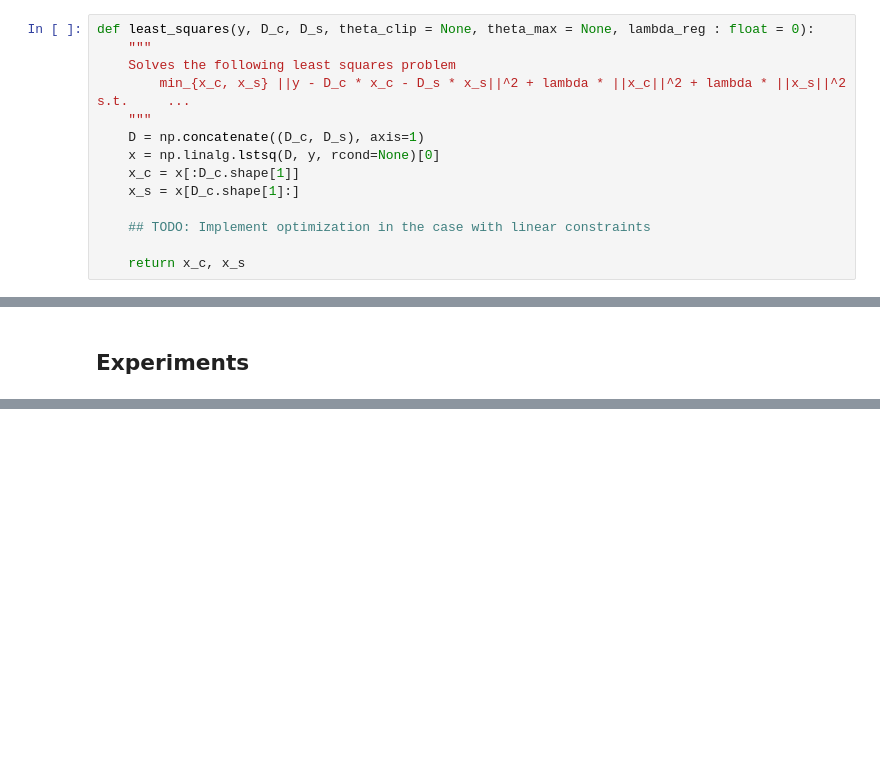
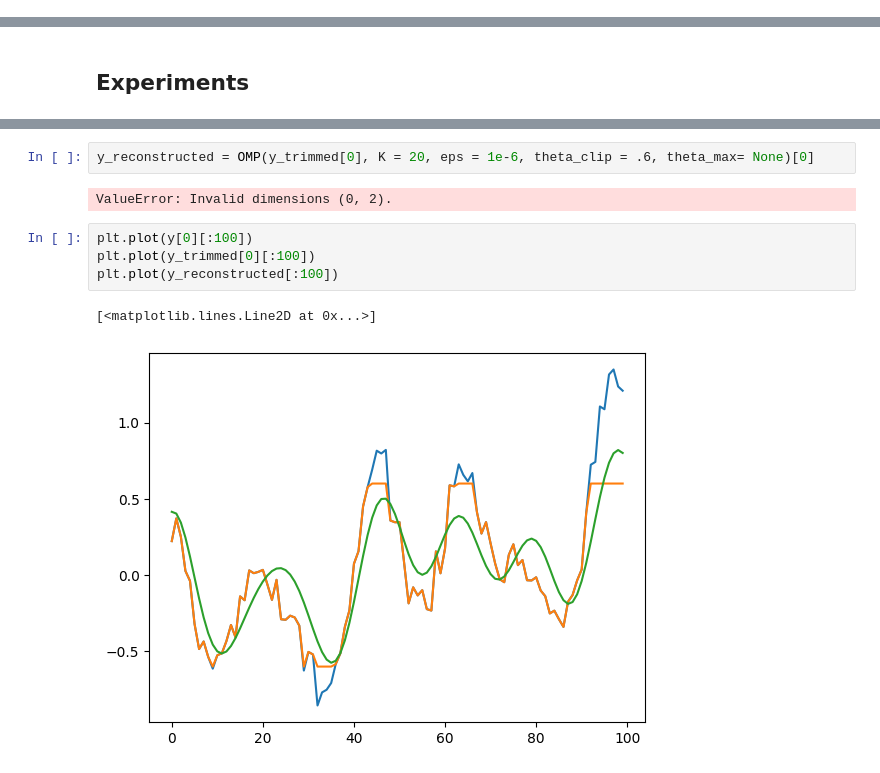
Before and after one commit to pierreaguie/C-OMP-for-Audio-Declipping, a Jupyter notebook: AudioDeclipping.ipynb, the cells around one changed output, grey strips where cells are left out. Cells and saved outputs as stored; diff of their text form; blank space fills up the shorter version.

```diff
--- a/AudioDeclipping.ipynb
+++ b/AudioDeclipping.ipynb
@@ -79,17 +86,3 @@ gabor_cosine.shape, gabor_sine.shape
 ((1024, 512), (1024, 512))
 # %% [markdown]
 ## Orthogonal Matching Pursuit
-# %%
-def least_squares(y, D_c, D_s, theta_clip = None, theta_max = None, lambda_reg : float = 0):
-    """
-    Solves the following least squares problem
-        min_{x_c, x_s} ||y - D_c * x_c - D_s * x_s||^2 + lambda * ||x_c||^2 + lambda * ||x_s||^2     s.t.     ...
-    """
-    D = np.concatenate((D_c, D_s), axis=1)
-    x = np.linalg.lstsq(D, y, rcond=None)[0]
-    x_c = x[:D_c.shape[1]]
-    x_s = x[D_c.shape[1]:]
-
-    ## TODO: Implement optimization in the case with linear constraints
-
-    return x_c, x_s
@@ -220,0 +284,11 @@ def generate_synthetic_dataset(M, N, K, theta_clip : float = .8, D_c = gabor_cos
+# %%
+y_reconstructed = OMP(y_trimmed[0], K = 20, eps = 1e-6, theta_clip = .6, theta_max= None)[0]
+# %% [output]
+ValueError: Invalid dimensions (0, 2).
+# %%
+plt.plot(y[0][:100])
+plt.plot(y_trimmed[0][:100])
+plt.plot(y_reconstructed[:100])
+# %% [output]
+[<matplotlib.lines.Line2D at 0x...>]
+[figure, added]
```
Also changed, not shown: parts of 10 cells of this notebook.
